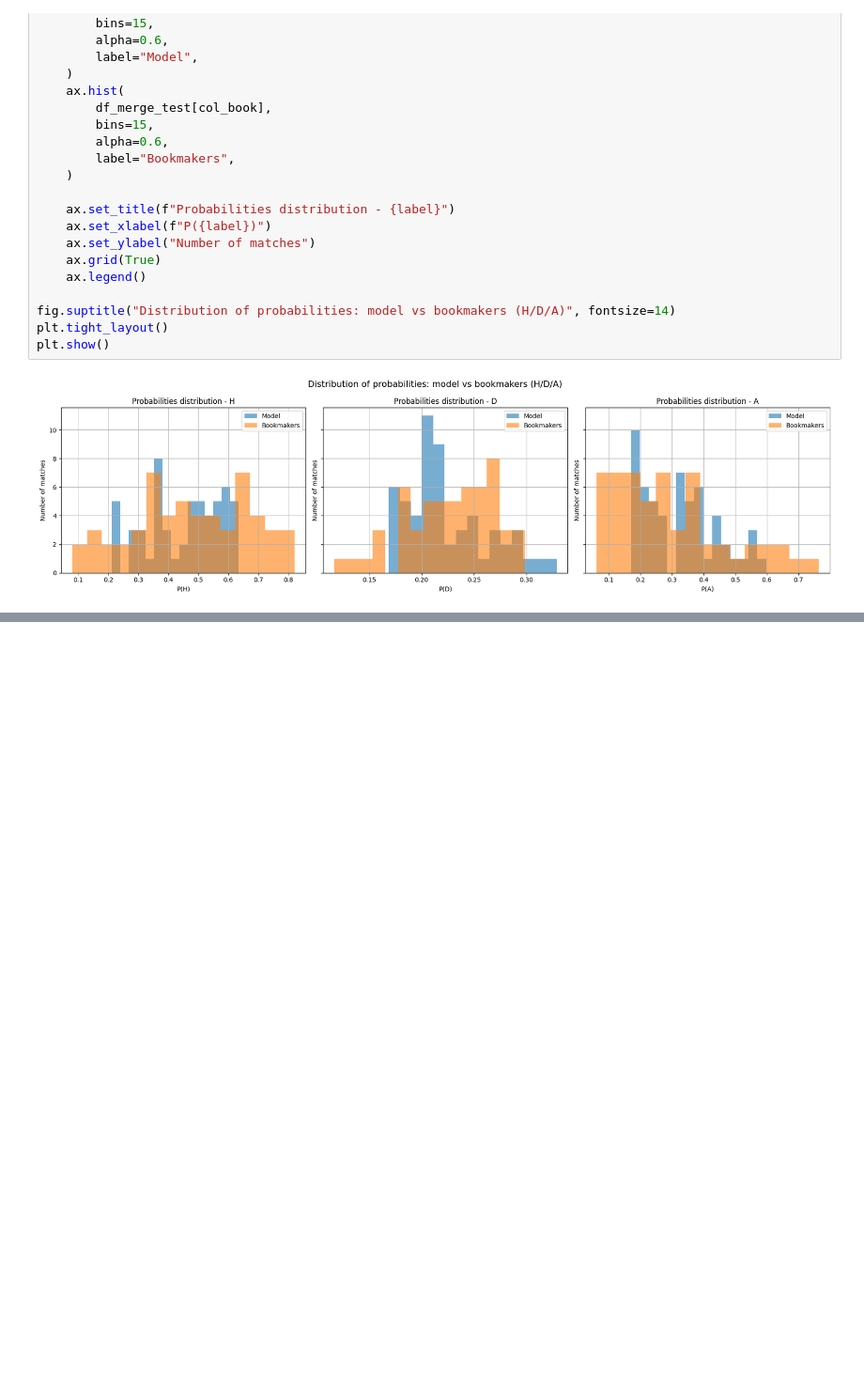
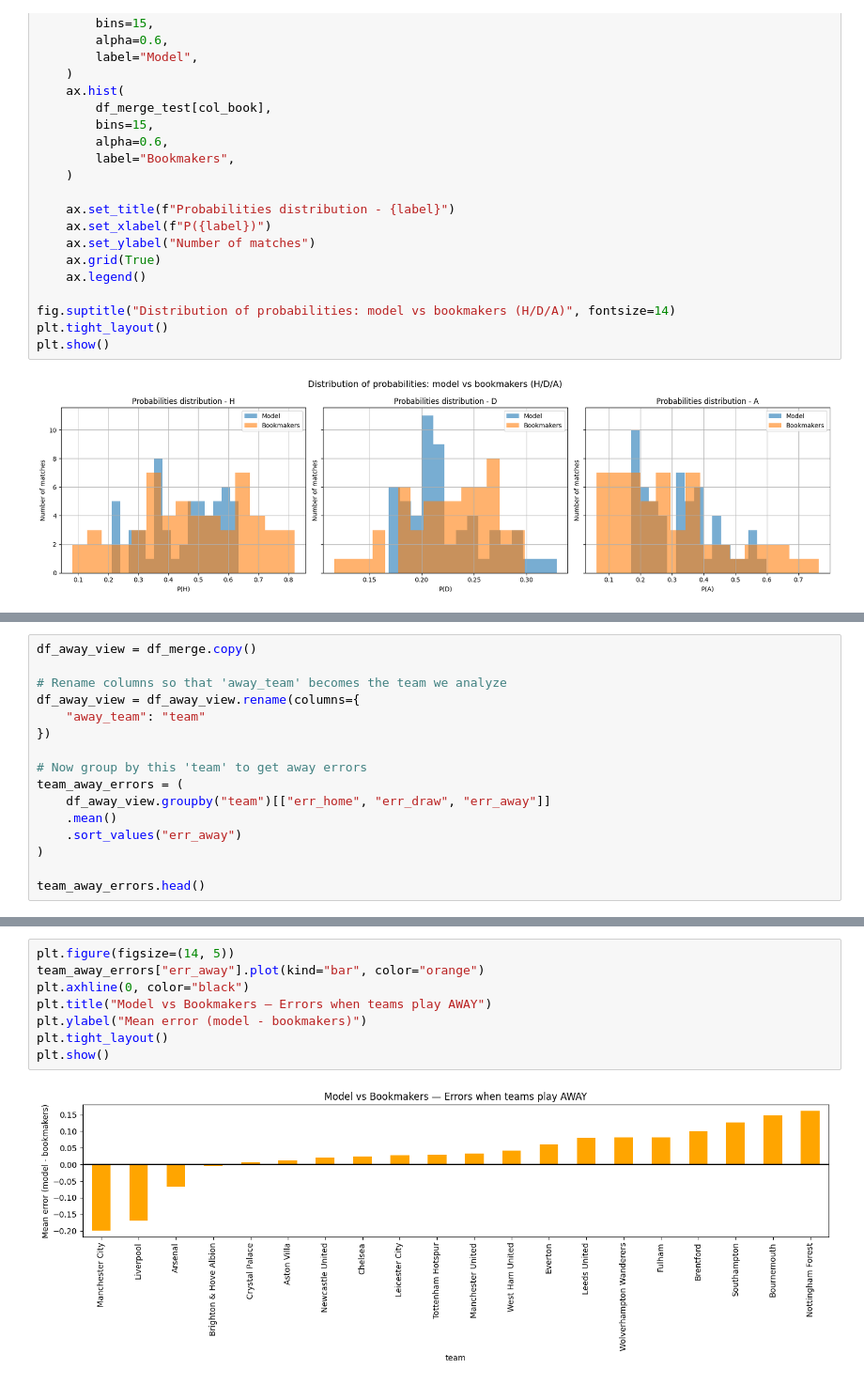
Before and after one commit to MattisD3/Data-Science-in-Football-Comparing-Model-Predictions-with-Betting-Market-Odds, a Jupyter notebook: notebooks/10_compare_model_vs_bookmakers.ipynb, the cells around one changed output, grey strips where cells are left out. Shown at 94% size. Cells and saved outputs as stored; diff of their text form; blank space fills up the shorter version.

```diff
--- a/notebooks/10_compare_model_vs_bookmakers.ipynb
+++ b/notebooks/10_compare_model_vs_bookmakers.ipynb
@@ -432,0 +498,16 @@ plt.show()
+# %%
+df_away_view = df_merge.copy()
+
+# Rename columns so that 'away_team' becomes the team we analyze
+df_away_view = df_away_view.rename(columns={
+    "away_team": "team"
+})
+
+# Now group by this 'team' to get away errors
+team_away_errors = (
+    df_away_view.groupby("team")[["err_home", "err_draw", "err_away"]]
+    .mean()
+    .sort_values("err_away")
+)
+
+team_away_errors.head()
@@ -432,0 +522,10 @@ plt.show()
+# %%
+plt.figure(figsize=(14, 5))
+team_away_errors["err_away"].plot(kind="bar", color="orange")
+plt.axhline(0, color="black")
+plt.title("Model vs Bookmakers — Errors when teams play AWAY")
+plt.ylabel("Mean error (model - bookmakers)")
+plt.tight_layout()
+plt.show()
+# %% [output]
+[figure, added]
```
Also changed, not shown: parts of 19 cells of this notebook, 10 other files.
